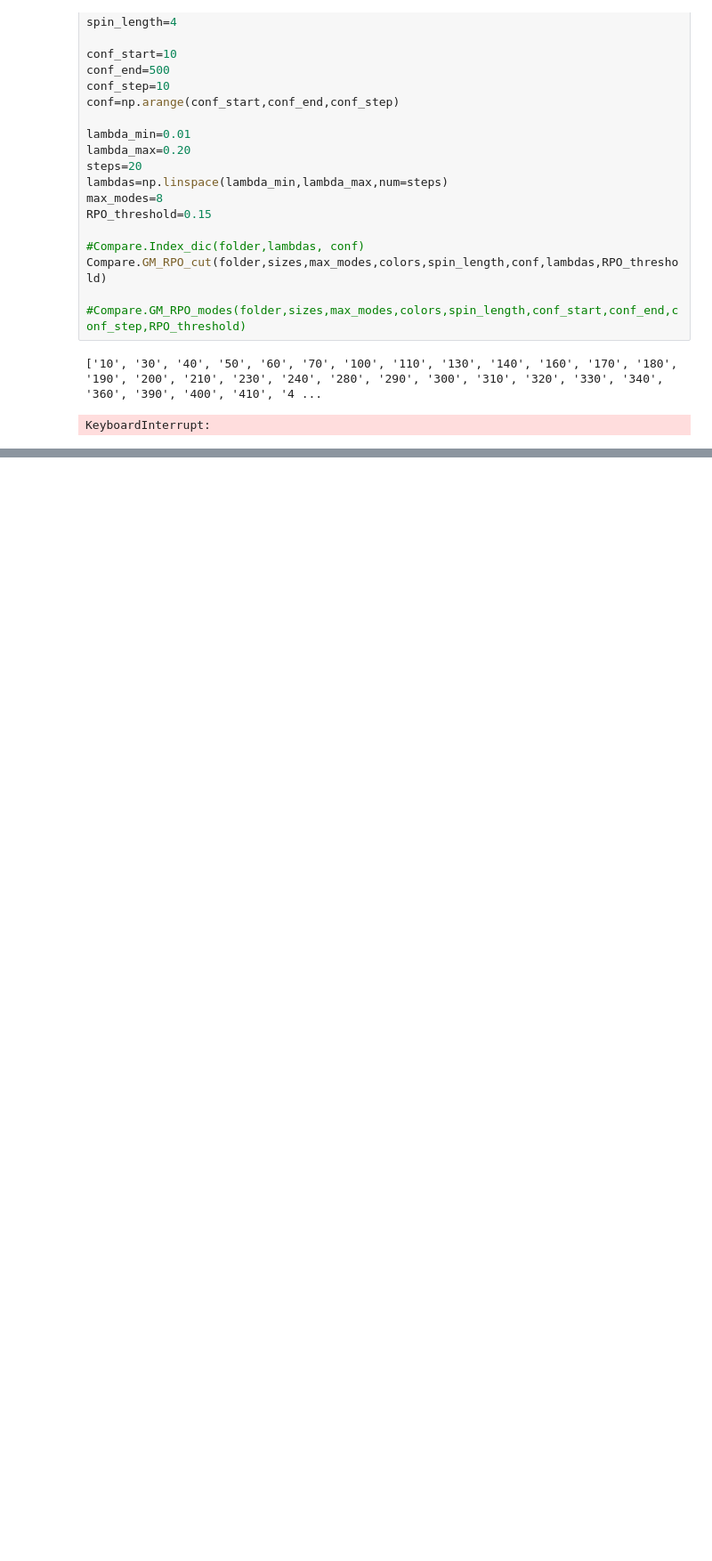
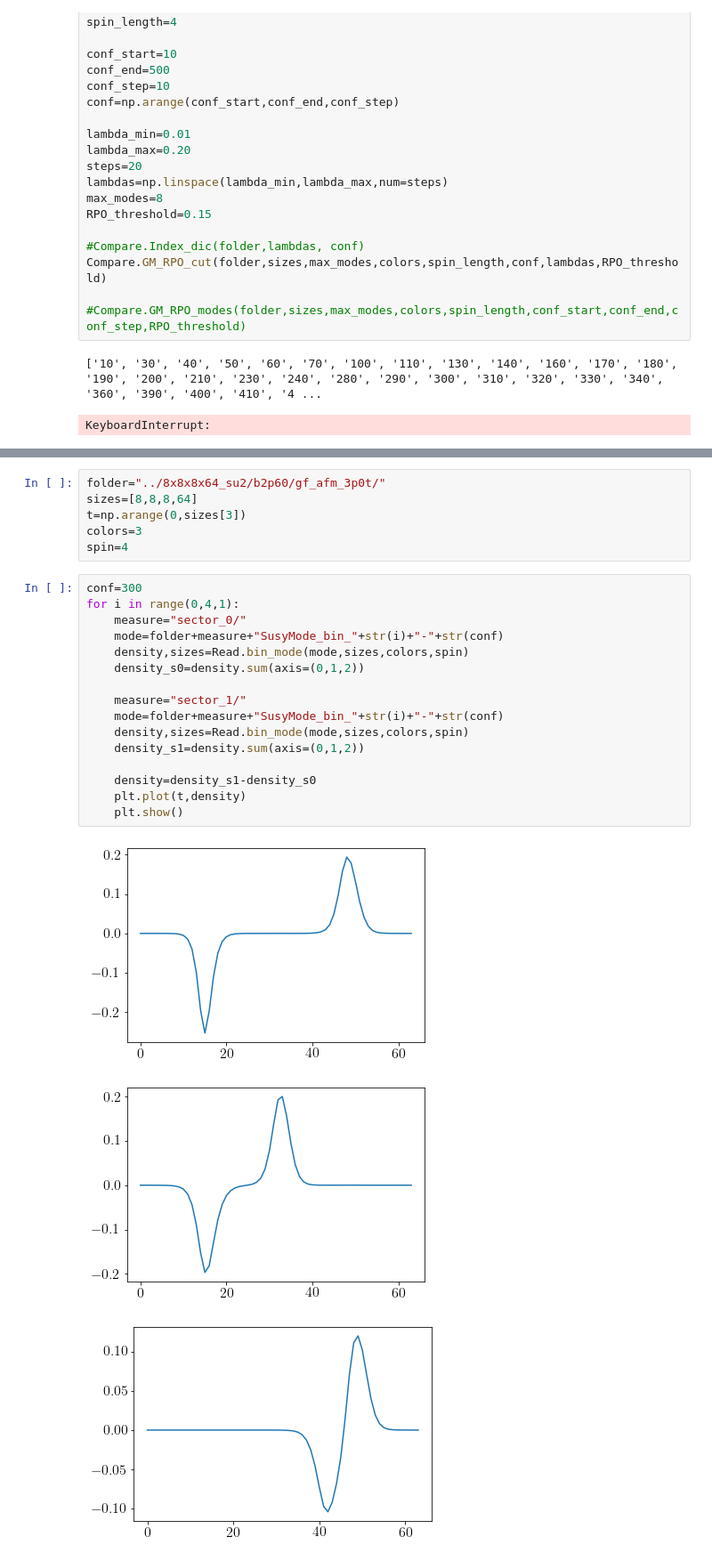
Before and after one commit to Ivan-Soler/AFM, a Jupyter notebook: Check.ipynb, the cells around one changed output, grey strips where cells are left out. Shown: that part at 89% size. Saved outputs shown, nothing was run; the diff lists cells and outputs as text; blank space fills up the shorter version.

```diff
--- a/Check.ipynb
+++ b/Check.ipynb
@@ -44,0 +49,26 @@ KeyboardInterrupt:
+# %%
+folder="../8x8x8x64_su2/b2p60/gf_afm_3p0t/"
+sizes=[8,8,8,64]
+t=np.arange(0,sizes[3])
+colors=3
+spin=4
+# %%
+conf=300
+for i in range(0,4,1):
+    measure="sector_0/"
+    mode=folder+measure+"SusyMode_bin_"+str(i)+"-"+str(conf)
+    density,sizes=Read.bin_mode(mode,sizes,colors,spin)
+    density_s0=density.sum(axis=(0,1,2))
+
+    measure="sector_1/"
+    mode=folder+measure+"SusyMode_bin_"+str(i)+"-"+str(conf)
+    density,sizes=Read.bin_mode(mode,sizes,colors,spin)
+    density_s1=density.sum(axis=(0,1,2))
+
+    density=density_s1-density_s0
+    plt.plot(t,density)
+    plt.show()
+# %% [output]
+[figure, added]
+[figure, added]
+[figure, added]
```
Also changed, not shown: parts of 8 cells of this notebook, 2 other files.
